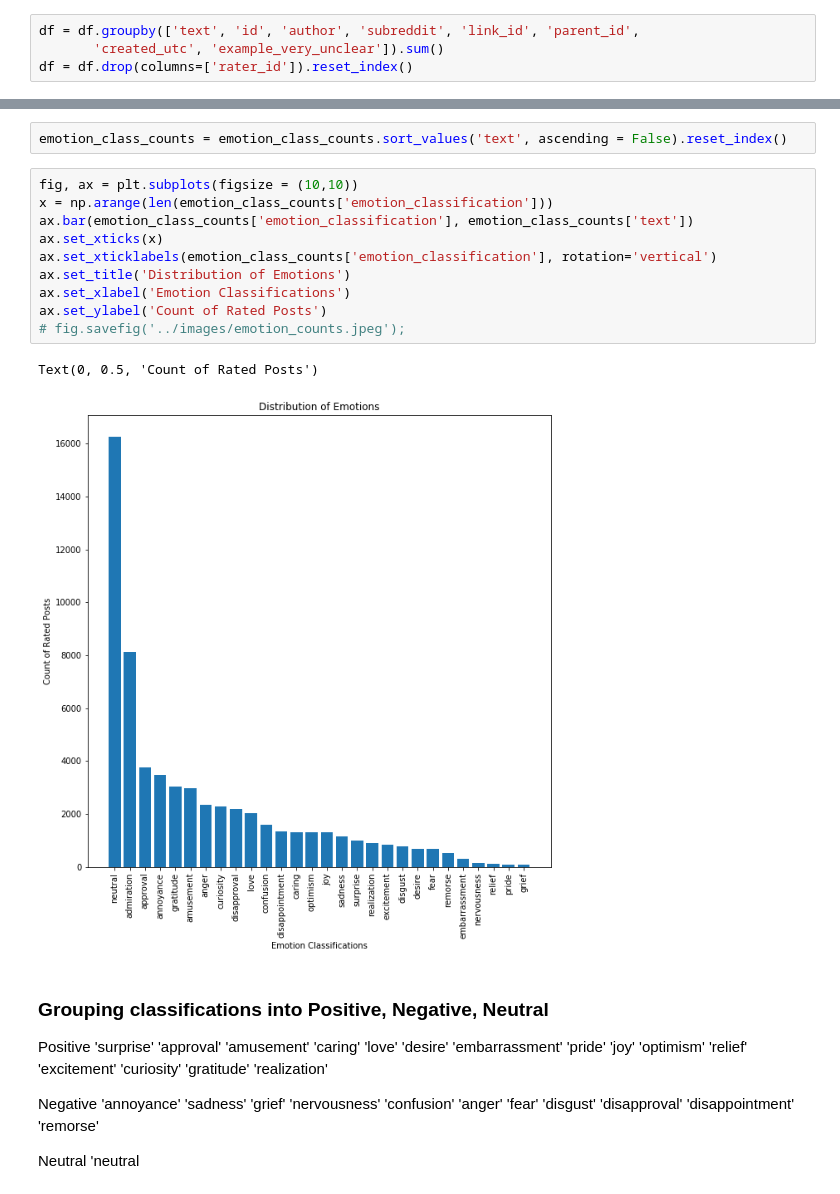
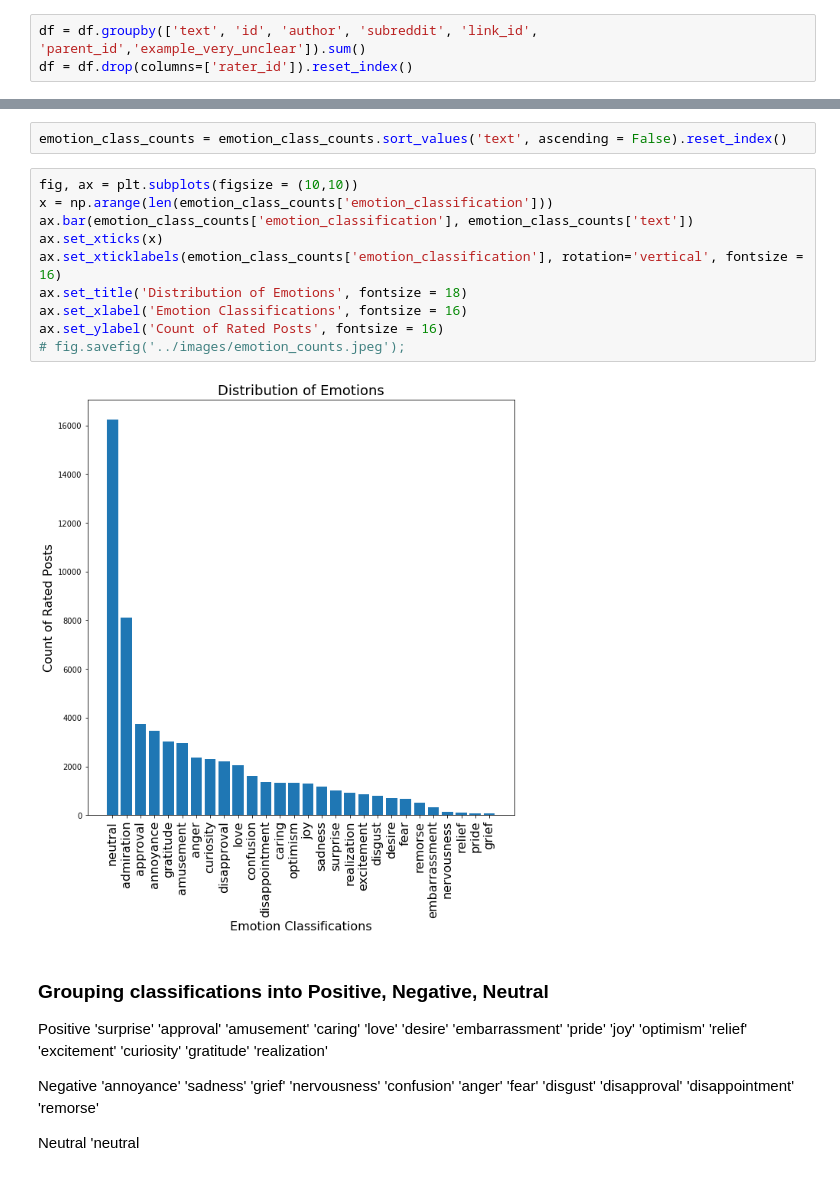
Before and after one commit to jamiewessels/Tone-Detection, a Jupyter notebook: data/EDA_group_by_emotions.ipynb, the cells around one changed output, grey strips where cells are left out. Cells and saved outputs as stored; diff of their text form.

```diff
--- a/data/EDA_group_by_emotions.ipynb
+++ b/data/EDA_group_by_emotions.ipynb
@@ -63,7 +63,6 @@ Index(['text', 'id', 'author', 'subreddit', 'link_id', 'parent_id',
       dtype='object')
 # %%
-df = df.groupby(['text', 'id', 'author', 'subreddit', 'link_id', 'parent_id',
-       'created_utc', 'example_very_unclear']).sum()
+df = df.groupby(['text', 'id', 'author', 'subreddit', 'link_id', 'parent_id','example_very_unclear']).sum()
 df = df.drop(columns=['rater_id']).reset_index()
 # %%
 df.head()
@@ -131,16 +130,15 @@ emotion_class_counts = emotion_class_counts.sort_values('text', ascending = Fals
 # %%
 fig, ax = plt.subplots(figsize = (10,10))
 x = np.arange(len(emotion_class_counts['emotion_classification']))
 ax.bar(emotion_class_counts['emotion_classification'], emotion_class_counts['text'])
 ax.set_xticks(x)
-ax.set_xticklabels(emotion_class_counts['emotion_classification'], rotation='vertical')
-ax.set_title('Distribution of Emotions')
-ax.set_xlabel('Emotion Classifications')
-ax.set_ylabel('Count of Rated Posts')
+ax.set_xticklabels(emotion_class_counts['emotion_classification'], rotation='vertical', fontsize = 16)
+ax.set_title('Distribution of Emotions', fontsize = 18)
+ax.set_xlabel('Emotion Classifications', fontsize = 16)
+ax.set_ylabel('Count of Rated Posts', fontsize = 16)
 # fig.savefig('../images/emotion_counts.jpeg');
 # %% [output]
-Text(0, 0.5, 'Count of Rated Posts')
-[figure, old version]
+[figure, new version]
 # %% [markdown]
 ### Grouping classifications into Positive, Negative, Neutral
 
```
Also changed, not shown: parts of 8 cells of this notebook, 21 other files.
